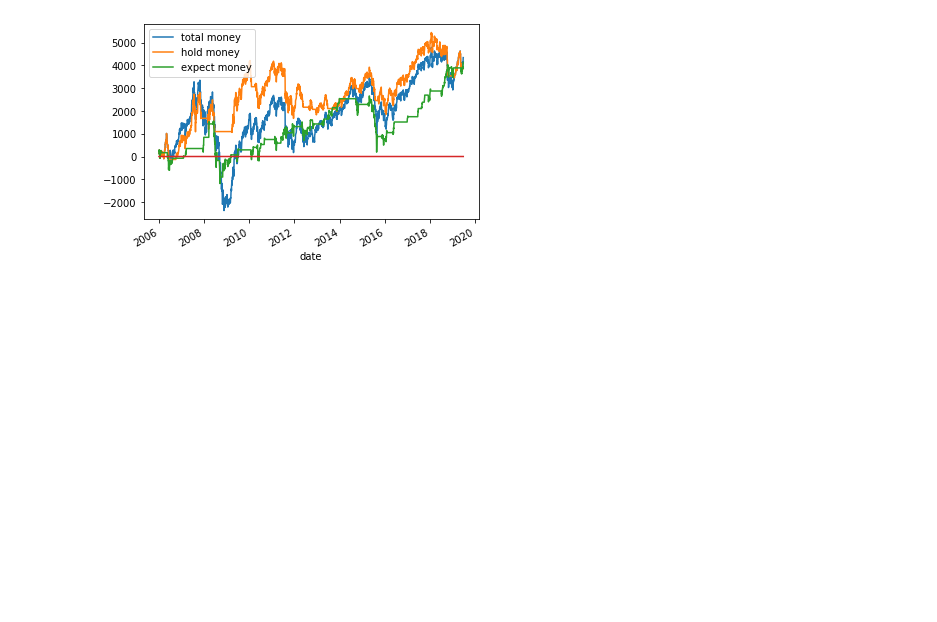
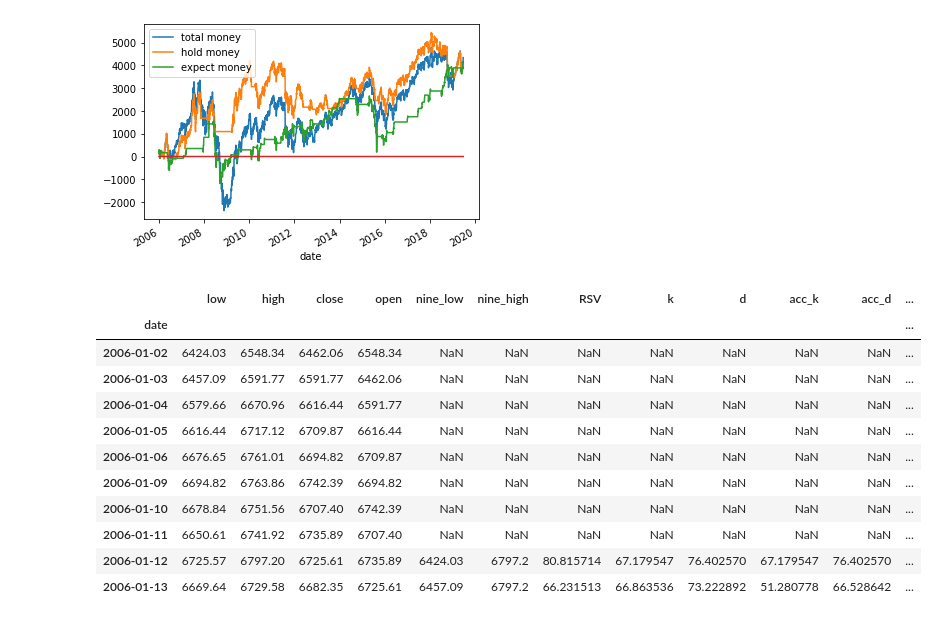
Before and after one commit to steny138/TWStockML, a Jupyter notebook: lyctwstock/kd.ipynb, the cells around one changed output. Saved outputs shown, nothing was run; the diff lists cells and outputs as text; code cells hidden in the pictures; blank space fills up the shorter version.

```diff
--- a/lyctwstock/kd.ipynb
+++ b/lyctwstock/kd.ipynb
@@ -304,0 +287,15 @@ plt.show()
+# %%
+df_current.head(10)
+# %% [output]
+|  | low | high | close | open | nine_low | nine_high | RSV | k | d | acc_k | acc_d | ... |
+| date |  |  |  |  |  |  |  |  |  |  |  | ... |
+| 2006-01-02 | 6424.03 | 6548.34 | 6462.06 | 6548.34 | NaN | NaN | NaN | NaN | NaN | NaN | NaN | ... |
+| 2006-01-03 | 6457.09 | 6591.77 | 6591.77 | 6462.06 | NaN | NaN | NaN | NaN | NaN | NaN | NaN | ... |
+| 2006-01-04 | 6579.66 | 6670.96 | 6616.44 | 6591.77 | NaN | NaN | NaN | NaN | NaN | NaN | NaN | ... |
+| 2006-01-05 | 6616.44 | 6717.12 | 6709.87 | 6616.44 | NaN | NaN | NaN | NaN | NaN | NaN | NaN | ... |
+| 2006-01-06 | 6676.65 | 6761.01 | 6694.82 | 6709.87 | NaN | NaN | NaN | NaN | NaN | NaN | NaN | ... |
+| 2006-01-09 | 6694.82 | 6763.86 | 6742.39 | 6694.82 | NaN | NaN | NaN | NaN | NaN | NaN | NaN | ... |
+| 2006-01-10 | 6678.84 | 6751.56 | 6707.40 | 6742.39 | NaN | NaN | NaN | NaN | NaN | NaN | NaN | ... |
+| 2006-01-11 | 6650.61 | 6741.92 | 6735.89 | 6707.40 | NaN | NaN | NaN | NaN | NaN | NaN | NaN | ... |
+| 2006-01-12 | 6725.57 | 6797.20 | 6725.61 | 6735.89 | 6424.03 | 6797.2 | 80.815714 | 67.179547 | 76.402570 | 67.179547 | 76.402570 | ... |
+| 2006-01-13 | 6669.64 | 6729.58 | 6682.35 | 6725.61 | 6457.09 | 6797.2 | 66.231513 | 66.863536 | 73.222892 | 51.280778 | 66.528642 | ... |
```
Also changed, not shown: parts of 5 cells of this notebook, 1 other file.
